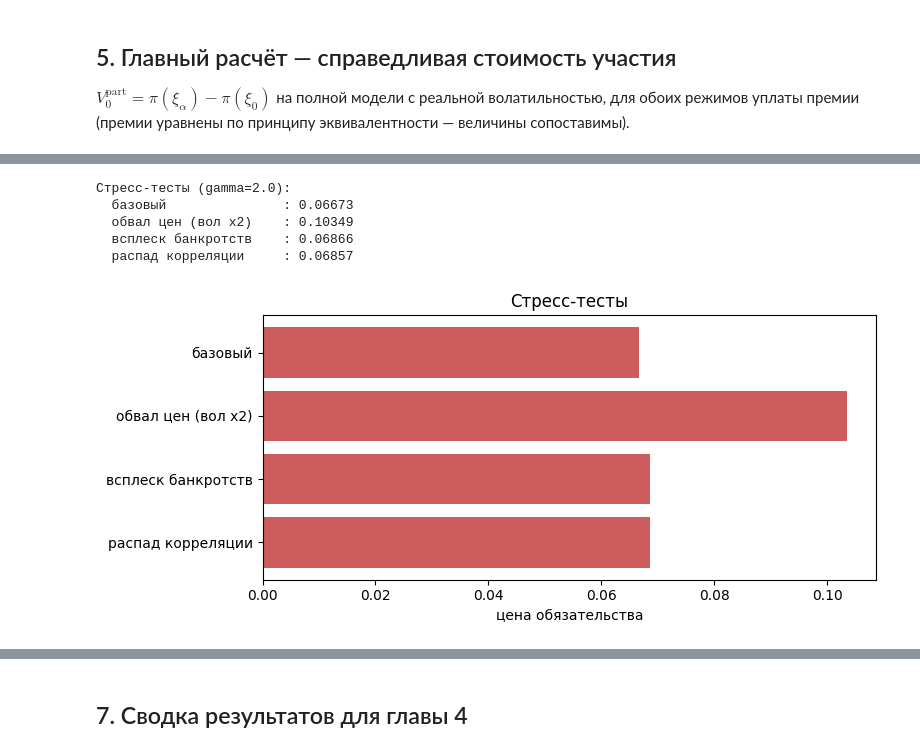
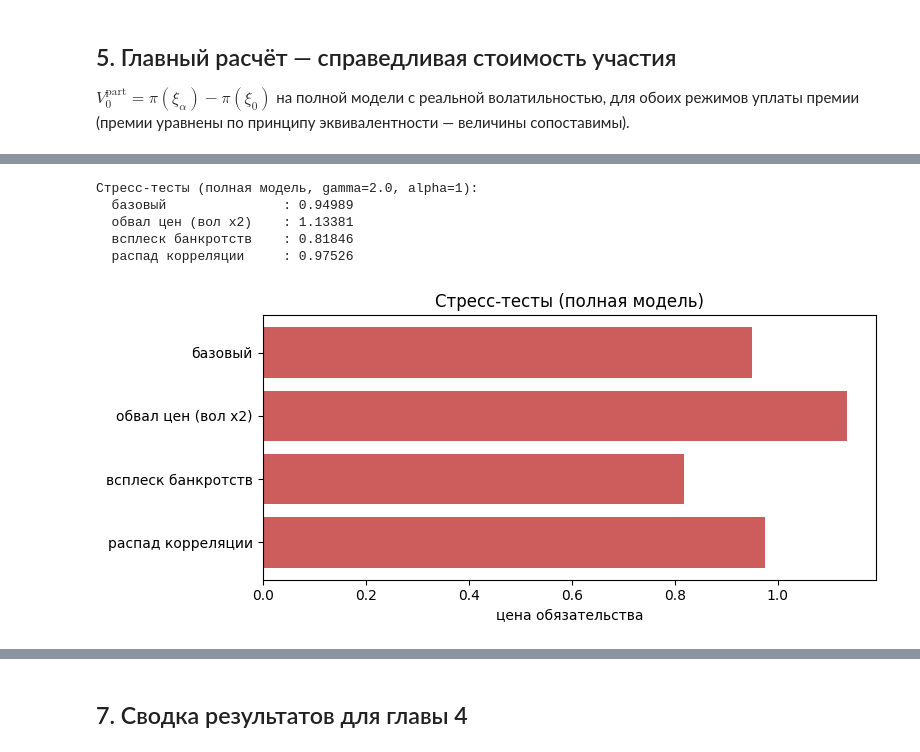
Before and after one commit to Limon4ik1LoVe/calculation_cost_participation_in_profits, a Jupyter notebook: calculator.ipynb, the cells around one changed output, grey strips where cells are left out. Cells and saved outputs as stored; diff of their text form; code cells hidden in the pictures.

```diff
--- a/calculator.ipynb
+++ b/calculator.ipynb
@@ -137,7 +144,7 @@ def kpx(k):
     for j in range(k): p*=(1-qx(x_age+j))
     return p
 def annuity_due():
-    v=exp(-r); return sum(v**k*kpx(k) for k in range(T))
+    v=exp(-r0); return sum(v**k*kpx(k) for k in range(T))
 
 P0_SINGLE=beta*P
 AANN=annuity_due()
@@ -245,9 +309,9 @@ def mc_call(S0,K,r,sigma,T,lam,eta,M=200000,seed=0):
     return exp(-r*T)*pay.mean(), exp(-r*T)*pay.std(ddof=1)/sqrt(M)
 
 print("Верификация на горизонте 1 год, sigma=реальная:")
-print(f"  BS (lambda=0):    {bs_call(1,1,r,SIGMA,1.0):.5f}")
-p,se=mc_call(1,1,r,SIGMA,1.0,0.0,ETA); print(f"  MC (lambda=0):    {p:.5f} +/- {se:.5f}")
-p,se=mc_call(1,1,r,SIGMA,1.0,LAM,ETA); print(f"  MC (lambda={LAM}): {p:.5f} +/- {se:.5f}")
+print(f"  BS (lambda=0):    {bs_call(1,1,r0,SIGMA,1.0):.5f}")
+p,se=mc_call(1,1,r0,SIGMA,1.0,0.0,ETA); print(f"  MC (lambda=0):    {p:.5f} +/- {se:.5f}")
+p,se=mc_call(1,1,r0,SIGMA,1.0,LAM,ETA); print(f"  MC (lambda={LAM}): {p:.5f} +/- {se:.5f}")
 # %% [output]
 Верификация на горизонте 1 год, sigma=реальная:
   BS (lambda=0):    0.06396
@@ -316,15 +437,20 @@ def price_c(sigma=SIGMA,lam=LAM,rho_h=RHO_H,gamma=GAMMA,alpha=1.0,M=12000,epochs
 # %%
 import pandas as pd
+SENS_MODE='single'   # база чувствительности — единовременная премия
+
 rows=[]
 print("по gamma:")
 for gm in [0.5,1.0,2.0,5.0]:
-    p=price_c(gamma=gm); rows.append(('gamma',gm,p)); print(f"  {gm}: {p:.5f}")
+    p=price_full(mode=SENS_MODE, alpha=ALPHA, gamma=gm)
+    rows.append(('gamma',gm,p)); print(f"  {gm}: {p:.5f}")
 print("по lambda:")
 for lm in [0.0,0.02,0.05,0.10]:
-    p=price_c(lam=lm); rows.append(('lambda',lm,p)); print(f"  {lm}: {p:.5f}")
+    p=price_full(mode=SENS_MODE, alpha=ALPHA, lam=lm)
+    rows.append(('lambda',lm,p)); print(f"  {lm}: {p:.5f}")
 print("по alpha:")
 for al in [0.25,0.5,0.75,1.0]:
-    p=price_c(alpha=al); rows.append(('alpha',al,p)); print(f"  {al}: {p:.5f}")
+    p=price_full(mode=SENS_MODE, alpha=al)
+    rows.append(('alpha',al,p)); print(f"  {al}: {p:.5f}")
 sens=pd.DataFrame(rows,columns=['param','value','price'])
 
 fig,ax=plt.subplots(1,3,figsize=(13,3.6))
@@ -353,21 +479,33 @@ plt.tight_layout(); plt.show()
 # %%
-scen={'базовый':(SIGMA,LAM,RHO_H),
-      'обвал цен (вол x2)':(2*SIGMA,LAM,RHO_H),
-      'всплеск банкротств':(SIGMA,0.10,RHO_H),
-      'распад корреляции':(SIGMA,LAM,0.5)}
-print("Стресс-тесты (gamma=%.1f):"%GAMMA)
+# Стресс-тесты на полной модели. Волатильность меняем через временную
+# подмену глобальной SIGMA (она используется внутри simulate_market).
+def price_stress(sigma=None, lam=LAM, rho_h=RHO_H, gamma=GAMMA, mode='single', alpha=1.0):
+    global SIGMA
+    sig_backup=SIGMA
+    if sigma is not None: SIGMA=sigma
+    try:
+        p=price_full(mode=mode, alpha=alpha, gamma=gamma, rho_h=rho_h, lam=lam)
+    finally:
+        SIGMA=sig_backup
+    return p
+
+scen={'базовый':           dict(),
+      'обвал цен (вол x2)': dict(sigma=2*SIGMA),
+      'всплеск банкротств': dict(lam=0.10),
+      'распад корреляции':  dict(rho_h=0.5)}
+print("Стресс-тесты (полная модель, gamma=%.1f, alpha=1):"%GAMMA)
 stress=[]
-for nm,(s_,l_,rh_) in scen.items():
-    p=price_c(sigma=s_,lam=l_,rho_h=rh_,gamma=GAMMA,alpha=1.0)
+for nm,kw in scen.items():
+    p=price_stress(gamma=GAMMA, mode='single', alpha=1.0, **kw)
     stress.append((nm,p)); print(f"  {nm:22}: {p:.5f}")
 plt.figure(figsize=(8,3.6))
 plt.barh([s[0] for s in stress],[s[1] for s in stress],color='indianred')
-plt.xlabel('цена обязательства'); plt.title('Стресс-тесты')
+plt.xlabel('цена обязательства'); plt.title('Стресс-тесты (полная модель)')
 plt.gca().invert_yaxis(); plt.tight_layout(); plt.show()
 # %% [output]
-Стресс-тесты (gamma=2.0):
-  базовый               : 0.06673
-  обвал цен (вол x2)    : 0.10349
-  всплеск банкротств    : 0.06866
-  распад корреляции     : 0.06857
+Стресс-тесты (полная модель, gamma=2.0, alpha=1):
+  базовый               : 0.94989
+  обвал цен (вол x2)    : 1.13381
+  всплеск банкротств    : 0.81846
+  распад корреляции     : 0.97526
-[figure, old version]
+[figure, new version]
```
Also changed, not shown: parts of 14 cells of this notebook, 1 other file.
